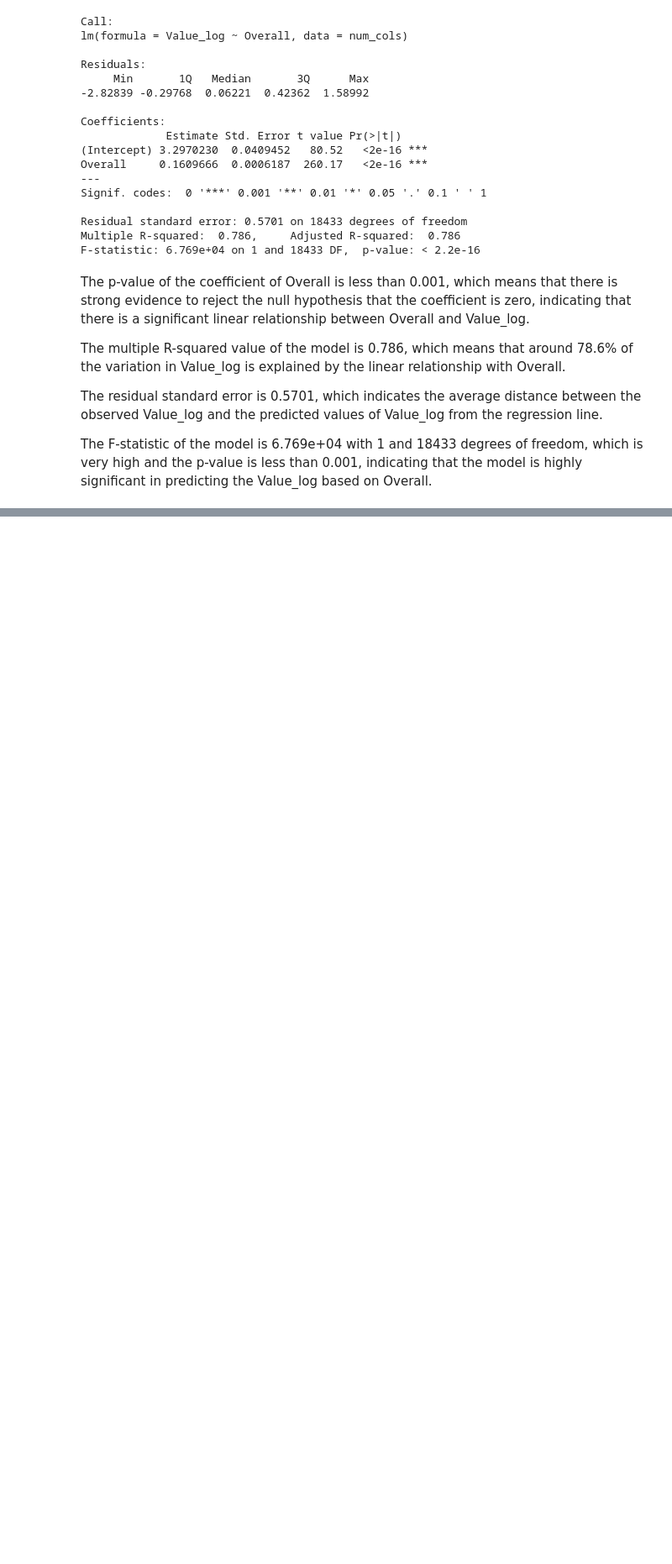
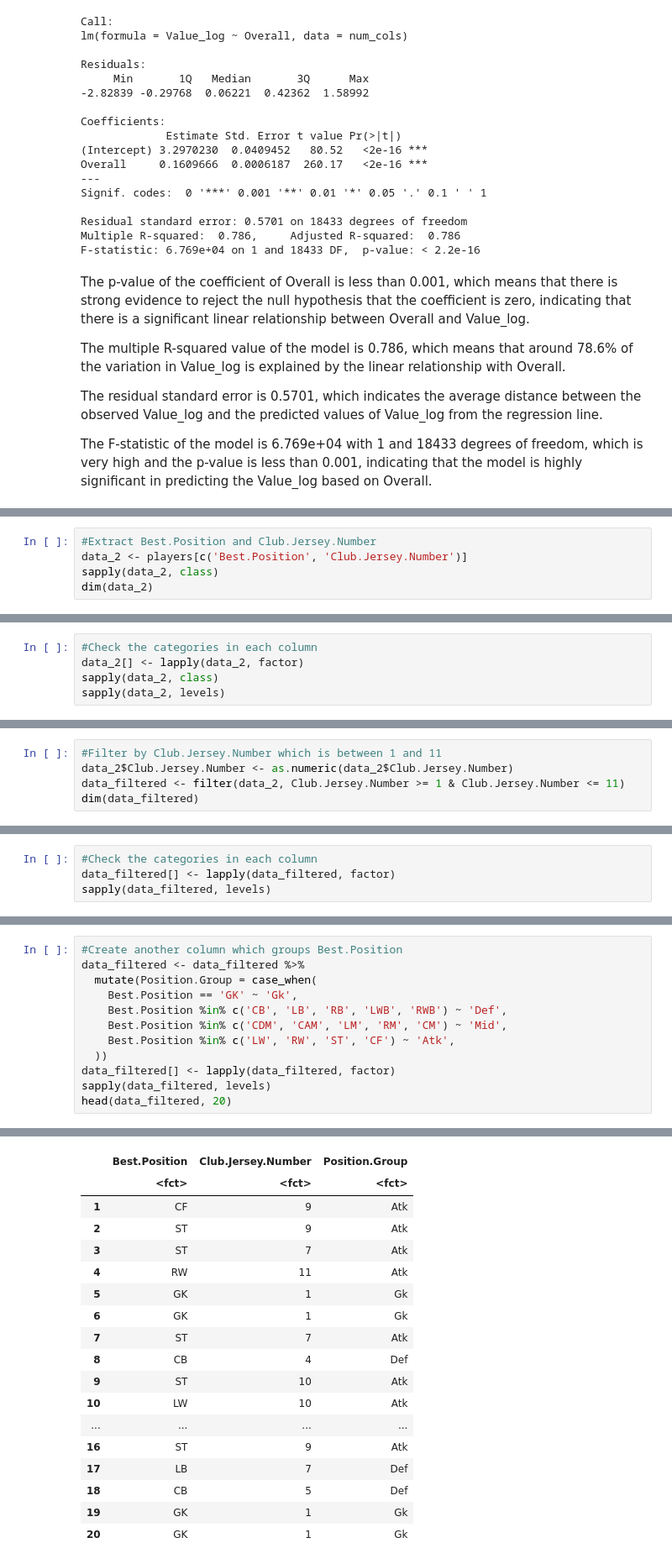
Before and after one commit to YoNG-Zaii/MH3511-FIFA-Analysis, a Jupyter notebook: Max MH3511 Report.ipynb, the cells around one changed output, grey strips where cells are left out. Shown: that part at 84% size. Cells and saved outputs as stored; diff of their text form; blank space fills up the shorter version.

```diff
--- a/Max MH3511 Report.ipynb
+++ b/Max MH3511 Report.ipynb
@@ -385,0 +374,5 @@ This result is from an ANOVA test between the "Age" column and the "Value_log" c
+# %%
+#Extract Best.Position and Club.Jersey.Number
+data_2 <- players[c('Best.Position', 'Club.Jersey.Number')]
+sapply(data_2, class)
+dim(data_2)
@@ -385,0 +383,5 @@ This result is from an ANOVA test between the "Age" column and the "Value_log" c
+# %%
+#Check the categories in each column
+data_2[] <- lapply(data_2, factor)
+sapply(data_2, class)
+sapply(data_2, levels)
@@ -385,0 +403,5 @@ This result is from an ANOVA test between the "Age" column and the "Value_log" c
+# %%
+#Filter by Club.Jersey.Number which is between 1 and 11
+data_2$Club.Jersey.Number <- as.numeric(data_2$Club.Jersey.Number)
+data_filtered <- filter(data_2, Club.Jersey.Number >= 1 & Club.Jersey.Number <= 11)
+dim(data_filtered)
@@ -385,0 +410,4 @@ This result is from an ANOVA test between the "Age" column and the "Value_log" c
+# %%
+#Check the categories in each column
+data_filtered[] <- lapply(data_filtered, factor)
+sapply(data_filtered, levels)
@@ -385,0 +421,13 @@ This result is from an ANOVA test between the "Age" column and the "Value_log" c
+# %%
+#Create another column which groups Best.Position
+data_filtered <- data_filtered %>%
+  mutate(Position.Group = case_when(
+    Best.Position == 'GK' ~ 'Gk',
+    Best.Position %in% c('CB', 'LB', 'RB', 'LWB', 'RWB') ~ 'Def',
+    Best.Position %in% c('CDM', 'CAM', 'LM', 'RM', 'CM') ~ 'Mid',
+    Best.Position %in% c('LW', 'RW', 'ST', 'CF') ~ 'Atk',
+  ))
+data_filtered[] <- lapply(data_filtered, factor)
+sapply(data_filtered, levels)
+head(data_filtered, 20)
+# %% [output]
@@ -385,0 +444,18 @@ This result is from an ANOVA test between the "Age" column and the "Value_log" c
+|  | Best.Position | Club.Jersey.Number | Position.Group |
+|  | <fct> | <fct> | <fct> |
+| 1 | CF | 9 | Atk |
+| 2 | ST | 9 | Atk |
+| 3 | ST | 7 | Atk |
+| 4 | RW | 11 | Atk |
+| 5 | GK | 1 | Gk |
+| 6 | GK | 1 | Gk |
+| 7 | ST | 7 | Atk |
+| 8 | CB | 4 | Def |
+| 9 | ST | 10 | Atk |
+| 10 | LW | 10 | Atk |
+| ... | ... | ... | ... |
+| 16 | ST | 9 | Atk |
+| 17 | LB | 7 | Def |
+| 18 | CB | 5 | Def |
+| 19 | GK | 1 | Gk |
+| 20 | GK | 1 | Gk |
```
Also changed, not shown: parts of 18 cells of this notebook.
